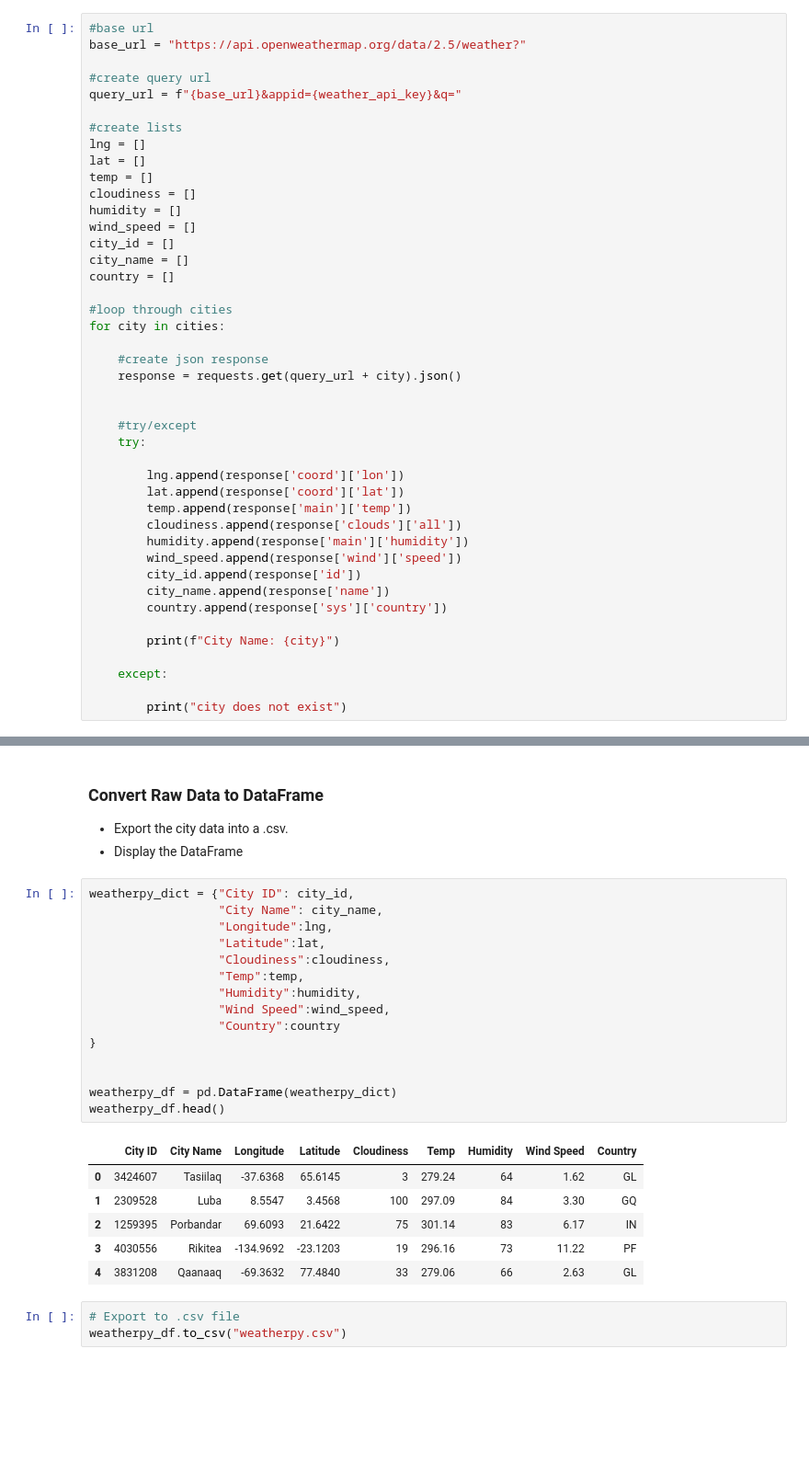
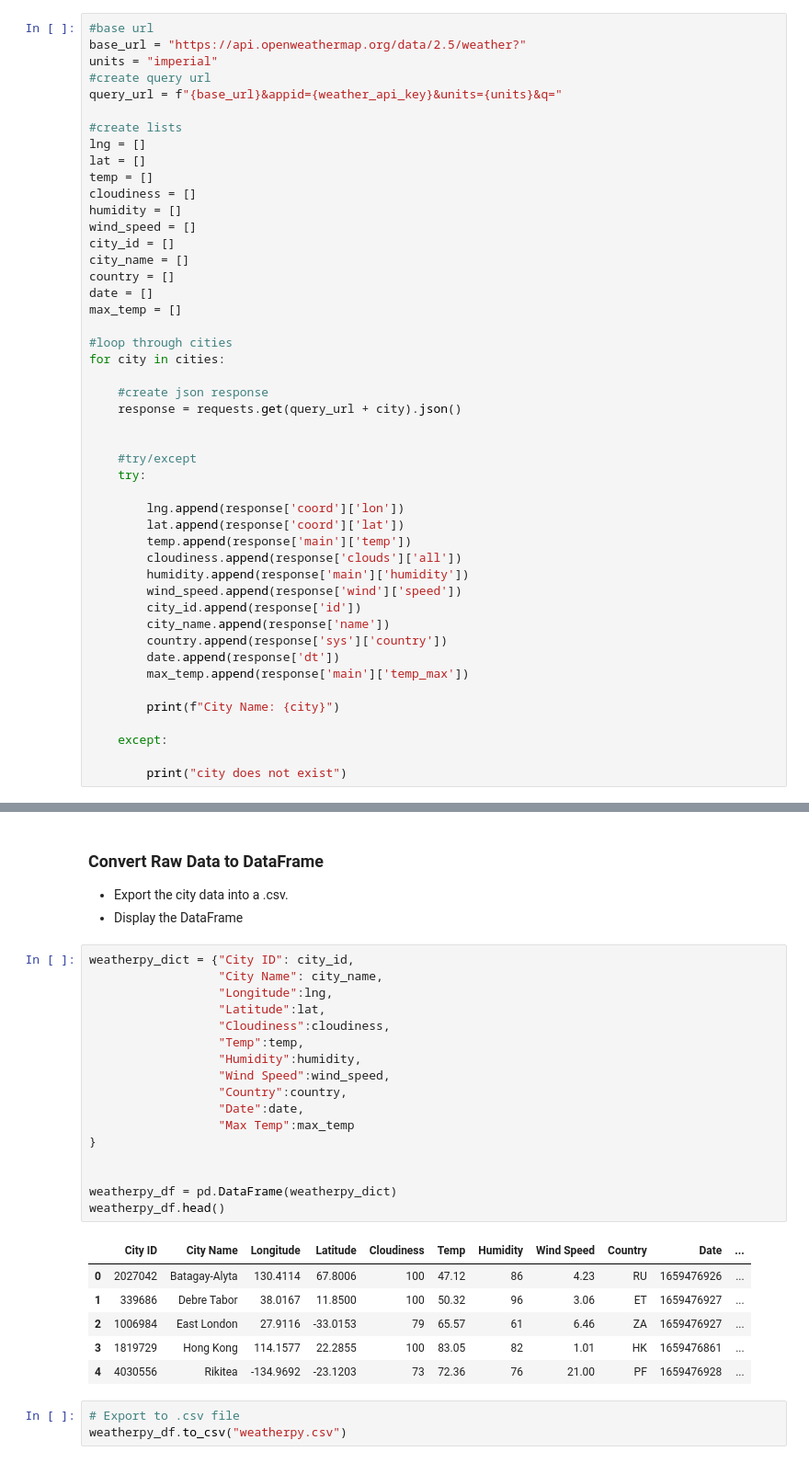
Before and after one commit to kclm40/python-api-challenge, a Jupyter notebook: WeatherPy/WeatherPy.ipynb, the cells around one changed output, grey strips where cells are left out. Shown: that part at 92% size. Drawn from its saved outputs; the diff is of its cells as text; blank space fills up the shorter version.

```diff
--- a/WeatherPy/WeatherPy.ipynb
+++ b/WeatherPy/WeatherPy.ipynb
@@ -57,9 +57,9 @@ len(cities)
 # %%
 #base url
 base_url = "https://api.openweathermap.org/data/2.5/weather?"
-
+units = "imperial"
 #create query url
-query_url = f"{base_url}&appid={weather_api_key}&q="
+query_url = f"{base_url}&appid={weather_api_key}&units={units}&q="
 
 #create lists
 lng = []
@@ -71,6 +71,8 @@ wind_speed = []
 city_id = []
 city_name = []
 country = []
+date = []
+max_temp = []
 
 #loop through cities
 for city in cities:
@@ -91,6 +93,8 @@ for city in cities:
         city_id.append(response['id'])
         city_name.append(response['name'])
         country.append(response['sys']['country'])
+        date.append(response['dt'])
+        max_temp.append(response['main']['temp_max'])
 
         print(f"City Name: {city}")
 
@@ -122,25 +126,27 @@ City Name: cobija
 # %%
 weatherpy_dict = {"City ID": city_id,
                   "City Name": city_name,
                   "Longitude":lng,
                   "Latitude":lat,
                   "Cloudiness":cloudiness,
                   "Temp":temp,
                   "Humidity":humidity,
                   "Wind Speed":wind_speed,
-                  "Country":country
+                  "Country":country,
+                  "Date":date,
+                  "Max Temp":max_temp
 }
 
 
 weatherpy_df = pd.DataFrame(weatherpy_dict)
 weatherpy_df.head()
 # %% [output]
-|  | City ID | City Name | Longitude | Latitude | Cloudiness | Temp | Humidity | Wind Speed | Country |
-| 0 | 3424607 | Tasiilaq | -37.6368 | 65.6145 | 3 | 279.24 | 64 | 1.62 | GL |
-| 1 | 2309528 | Luba | 8.5547 | 3.4568 | 100 | 297.09 | 84 | 3.30 | GQ |
-| 2 | 1259395 | Porbandar | 69.6093 | 21.6422 | 75 | 301.14 | 83 | 6.17 | IN |
-| 3 | 4030556 | Rikitea | -134.9692 | -23.1203 | 19 | 296.16 | 73 | 11.22 | PF |
-| 4 | 3831208 | Qaanaaq | -69.3632 | 77.4840 | 33 | 279.06 | 66 | 2.63 | GL |
+|  | City ID | City Name | Longitude | Latitude | Cloudiness | Temp | Humidity | Wind Speed | Country | Date | ... |
+| 0 | 2027042 | Batagay-Alyta | 130.4114 | 67.8006 | 100 | 47.12 | 86 | 4.23 | RU | 1659476926 | ... |
+| 1 | 339686 | Debre Tabor | 38.0167 | 11.8500 | 100 | 50.32 | 96 | 3.06 | ET | 1659476927 | ... |
+| 2 | 1006984 | East London | 27.9116 | -33.0153 | 79 | 65.57 | 61 | 6.46 | ZA | 1659476927 | ... |
+| 3 | 1819729 | Hong Kong | 114.1577 | 22.2855 | 100 | 83.05 | 82 | 1.01 | HK | 1659476861 | ... |
+| 4 | 4030556 | Rikitea | -134.9692 | -23.1203 | 73 | 72.36 | 76 | 21.00 | PF | 1659476928 | ... |
 # %%
 # Export to .csv file
 weatherpy_df.to_csv("weatherpy.csv")
```
Also changed, not shown: parts of 16 cells of this notebook, 1 other file.
